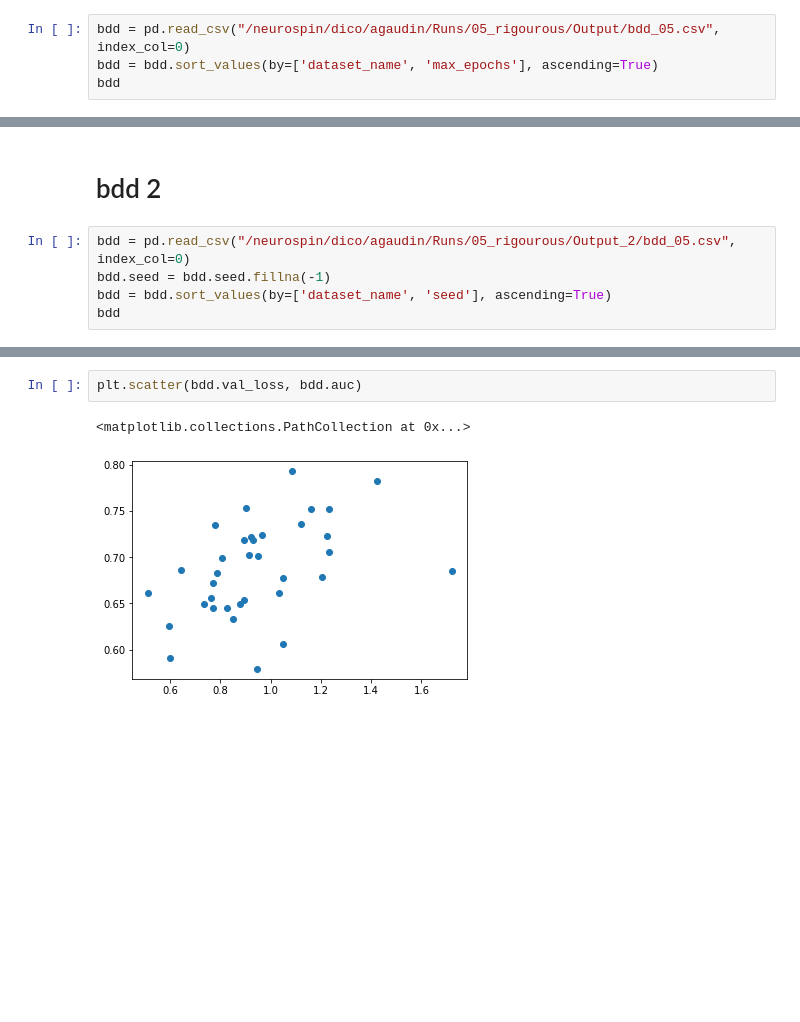
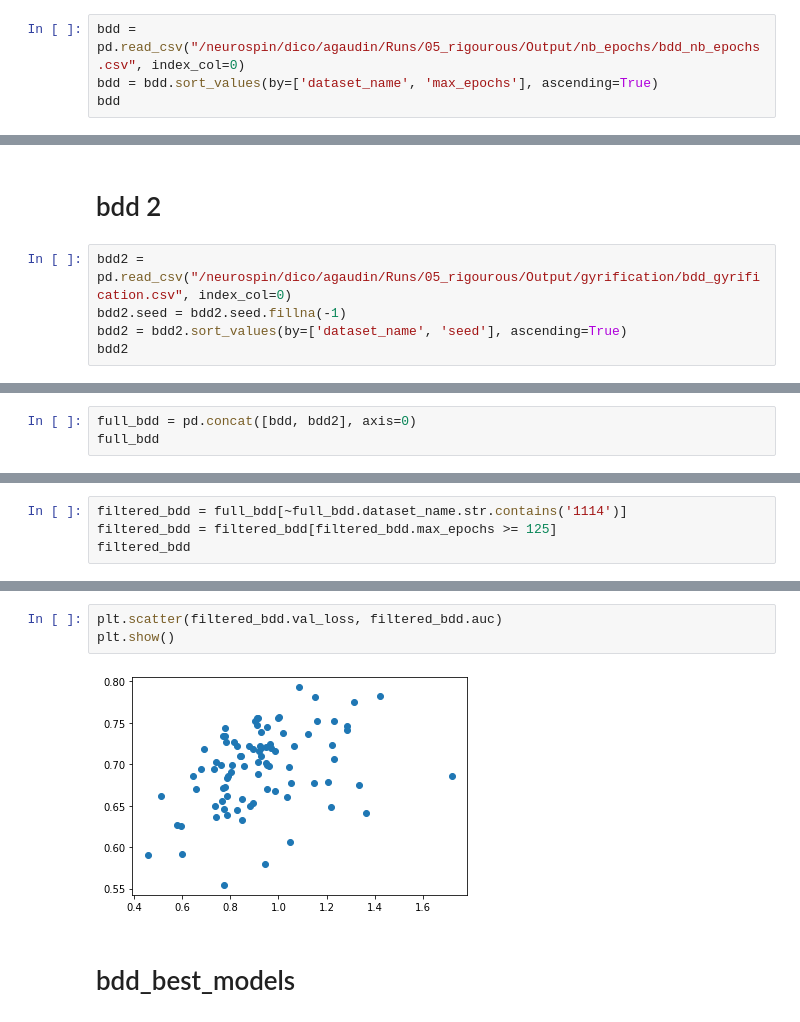
Before and after one commit to neurospin-projects/2023_agaudin_jchavas_folding_supervised, a Jupyter notebook: contrastive/notebooks/bdd_analysis.ipynb, the cells around one changed output, grey strips where cells are left out. Drawn from its saved outputs; the diff is of its cells as text; blank space fills up the shorter version.

Commit message:
save best model 2/2

```diff
--- a/contrastive/notebooks/bdd_analysis.ipynb
+++ b/contrastive/notebooks/bdd_analysis.ipynb
@@ -5,7 +9,7 @@ import matplotlib.pyplot as plt
 # %% [markdown]
 # bdd 1
 # %%
-bdd = pd.read_csv("/neurospin/dico/agaudin/Runs/05_rigourous/Output/bdd_05.csv", index_col=0)
+bdd = pd.read_csv("/neurospin/dico/agaudin/Runs/05_rigourous/Output/nb_epochs/bdd_nb_epochs.csv", index_col=0)
 bdd = bdd.sort_values(by=['dataset_name', 'max_epochs'], ascending=True)
 bdd
 # %% [output]
@@ -222,8 +226,8 @@ SyntaxError: unexpected EOF while parsing (<ipython-input-13-721e0f0db702>, line
 # %% [markdown]
 # bdd 2
 # %%
-bdd = pd.read_csv("/neurospin/dico/agaudin/Runs/05_rigourous/Output_2/bdd_05.csv", index_col=0)
-bdd.seed = bdd.seed.fillna(-1)
-bdd = bdd.sort_values(by=['dataset_name', 'seed'], ascending=True)
-bdd
+bdd2 = pd.read_csv("/neurospin/dico/agaudin/Runs/05_rigourous/Output/gyrification/bdd_gyrification.csv", index_col=0)
+bdd2.seed = bdd2.seed.fillna(-1)
+bdd2 = bdd2.sort_values(by=['dataset_name', 'seed'], ascending=True)
+bdd2
 # %% [output]
@@ -257,0 +280,3 @@ Name: auc, dtype: float64
+# %%
+full_bdd = pd.concat([bdd, bdd2], axis=0)
+full_bdd
@@ -257,0 +297,4 @@ Name: auc, dtype: float64
+# %%
+filtered_bdd = full_bdd[~full_bdd.dataset_name.str.contains('1114')]
+filtered_bdd = filtered_bdd[filtered_bdd.max_epochs >= 125]
+filtered_bdd
@@ -258,5 +353,7 @@ Name: auc, dtype: float64
 # %%
-plt.scatter(bdd.val_loss, bdd.auc)
+plt.scatter(filtered_bdd.val_loss, filtered_bdd.auc)
+plt.show()
 # %% [output]
-<matplotlib.collections.PathCollection at 0x...>
-[figure, old version]
+[figure, new version]
+# %% [markdown]
+# bdd_best_models
```
Also changed, not shown: parts of 17 cells of this notebook, 4 other files.
